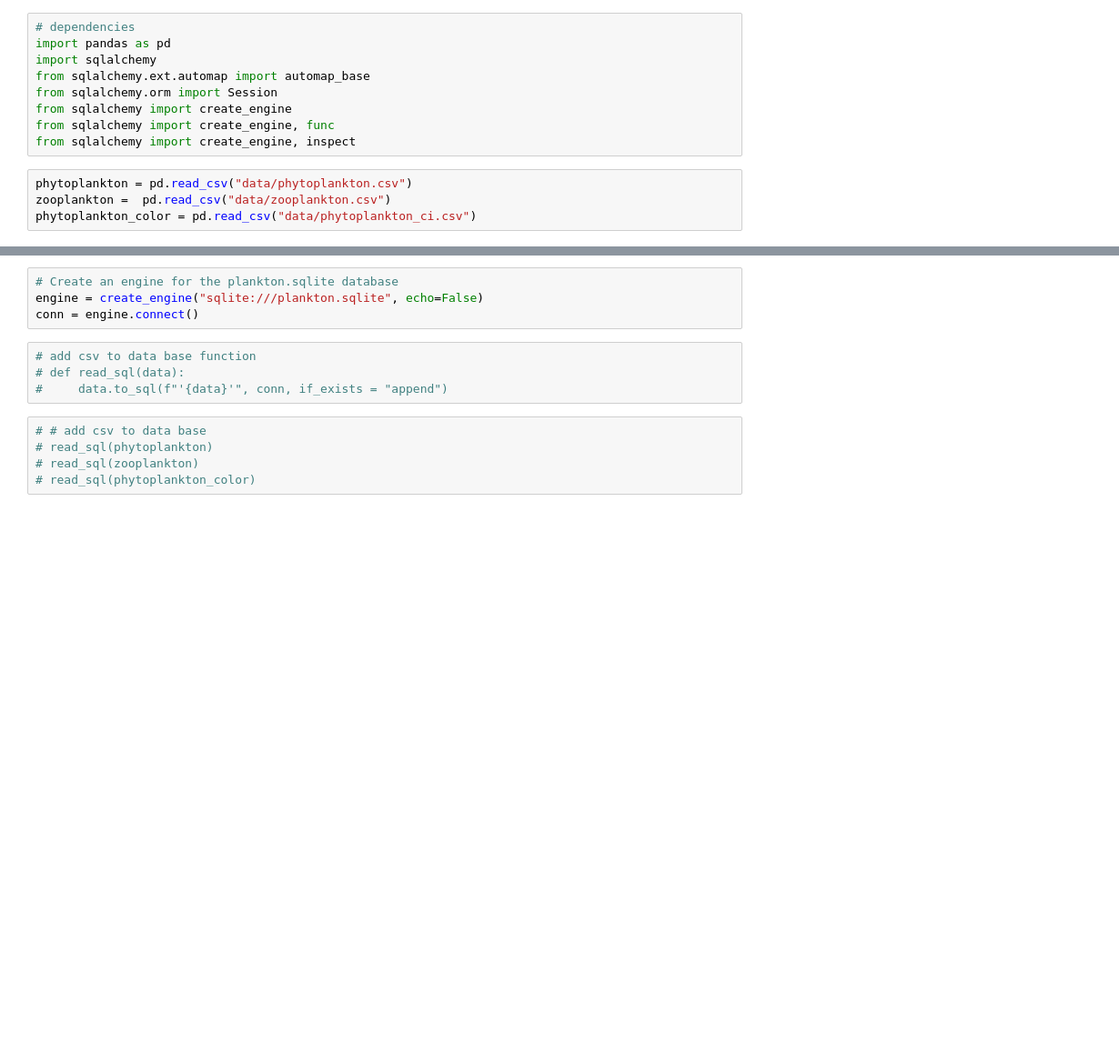
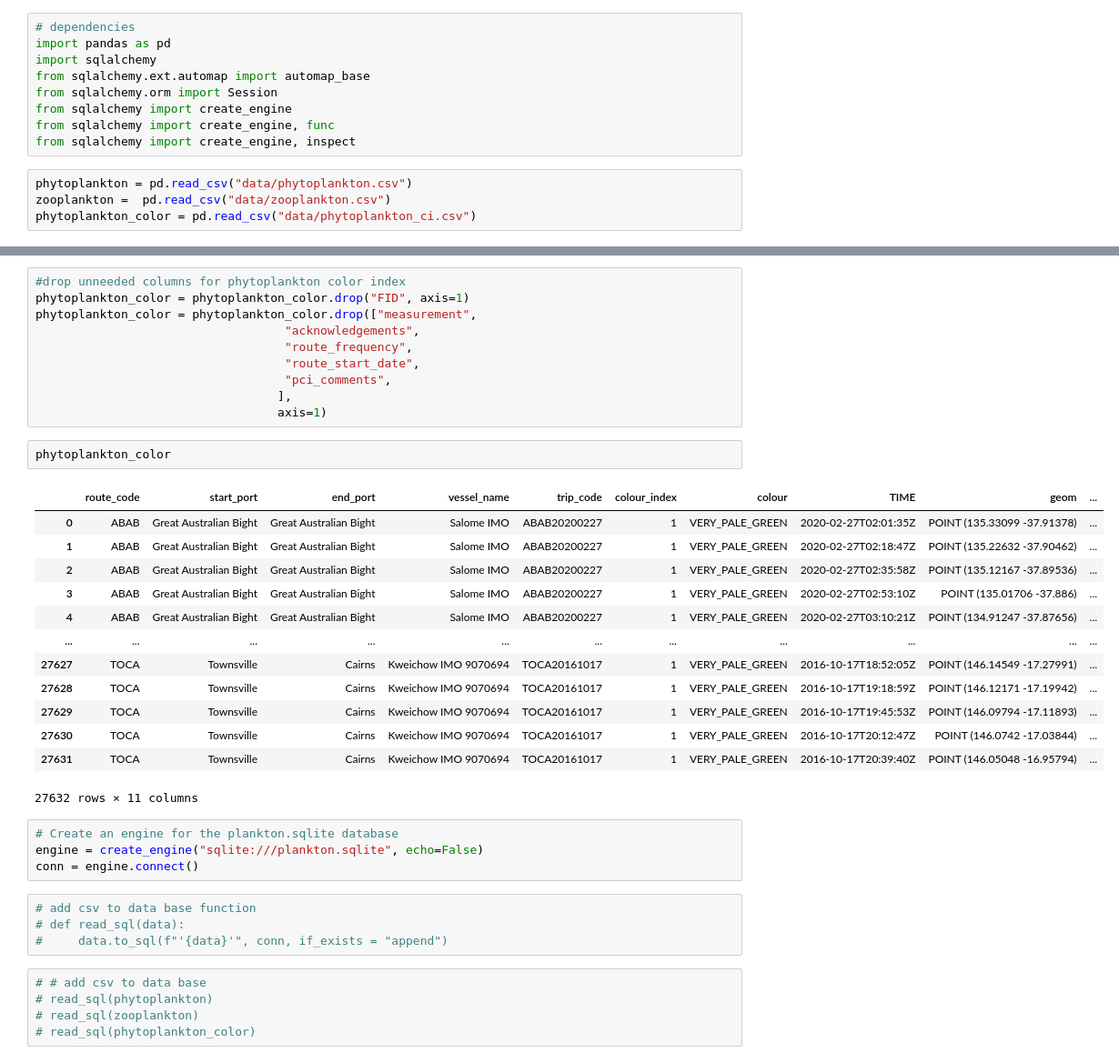
Before and after one commit to JackXinPan/Group5Project2, a Jupyter notebook: read data.ipynb, the cells around one changed output, grey strips where cells are left out. Shown at 91% size. Drawn from its saved outputs; the diff is of its cells as text; blank space fills up the shorter version.

```diff
--- a/read data.ipynb
+++ b/read data.ipynb
@@ -27,3 +84,29 @@ Name: Latitude, dtype: float64
+# %%
+#drop unneeded columns for phytoplankton color index
+phytoplankton_color = phytoplankton_color.drop("FID", axis=1)
+phytoplankton_color = phytoplankton_color.drop(["measurement",
+                                   "acknowledgements",
+                                   "route_frequency",
+                                   "route_start_date",
+                                   "pci_comments",
+                                  ],
+                                  axis=1)
+# %%
+phytoplankton_color
+# %% [output]
+|  | route_code | start_port | end_port | vessel_name | trip_code | colour_index | colour | TIME | geom | ... |
+| 0 | ABAB | Great Australian Bight | Great Australian Bight | Salome IMO | ABAB20200227 | 1 | VERY_PALE_GREEN | 2020-02-27T02:01:35Z | POINT (135.33099 -37.91378) | ... |
+| 1 | ABAB | Great Australian Bight | Great Australian Bight | Salome IMO | ABAB20200227 | 1 | VERY_PALE_GREEN | 2020-02-27T02:18:47Z | POINT (135.22632 -37.90462) | ... |
+| 2 | ABAB | Great Australian Bight | Great Australian Bight | Salome IMO | ABAB20200227 | 1 | VERY_PALE_GREEN | 2020-02-27T02:35:58Z | POINT (135.12167 -37.89536) | ... |
+| 3 | ABAB | Great Australian Bight | Great Australian Bight | Salome IMO | ABAB20200227 | 1 | VERY_PALE_GREEN | 2020-02-27T02:53:10Z | POINT (135.01706 -37.886) | ... |
+| 4 | ABAB | Great Australian Bight | Great Australian Bight | Salome IMO | ABAB20200227 | 1 | VERY_PALE_GREEN | 2020-02-27T03:10:21Z | POINT (134.91247 -37.87656) | ... |
+| ... | ... | ... | ... | ... | ... | ... | ... | ... | ... | ... |
+| 27627 | TOCA | Townsville | Cairns | Kweichow IMO 9070694 | TOCA20161017 | 1 | VERY_PALE_GREEN | 2016-10-17T18:52:05Z | POINT (146.14549 -17.27991) | ... |
+| 27628 | TOCA | Townsville | Cairns | Kweichow IMO 9070694 | TOCA20161017 | 1 | VERY_PALE_GREEN | 2016-10-17T19:18:59Z | POINT (146.12171 -17.19942) | ... |
+| 27629 | TOCA | Townsville | Cairns | Kweichow IMO 9070694 | TOCA20161017 | 1 | VERY_PALE_GREEN | 2016-10-17T19:45:53Z | POINT (146.09794 -17.11893) | ... |
+| 27630 | TOCA | Townsville | Cairns | Kweichow IMO 9070694 | TOCA20161017 | 1 | VERY_PALE_GREEN | 2016-10-17T20:12:47Z | POINT (146.0742 -17.03844) | ... |
+| 27631 | TOCA | Townsville | Cairns | Kweichow IMO 9070694 | TOCA20161017 | 1 | VERY_PALE_GREEN | 2016-10-17T20:39:40Z | POINT (146.05048 -16.95794) | ... |
+27632 rows × 11 columns
 # %%
 # Create an engine for the plankton.sqlite database
 engine = create_engine("sqlite:///plankton.sqlite", echo=False)
```
Also changed, not shown: parts of 11 cells of this notebook, 1 other file.
